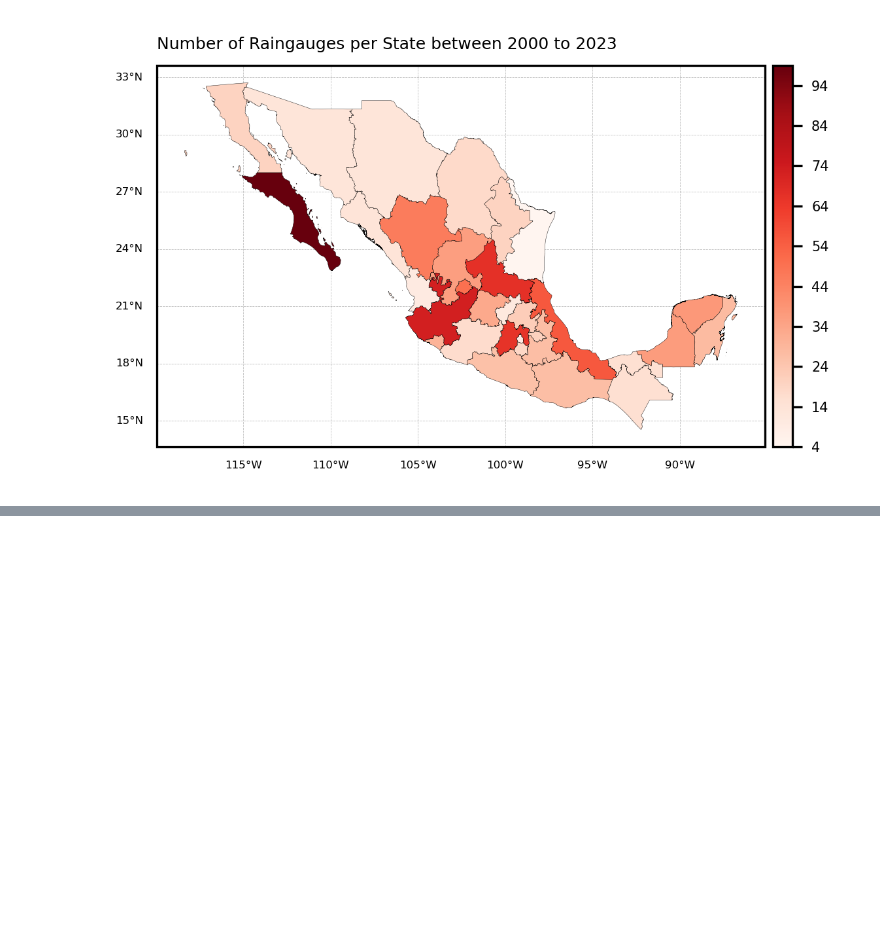
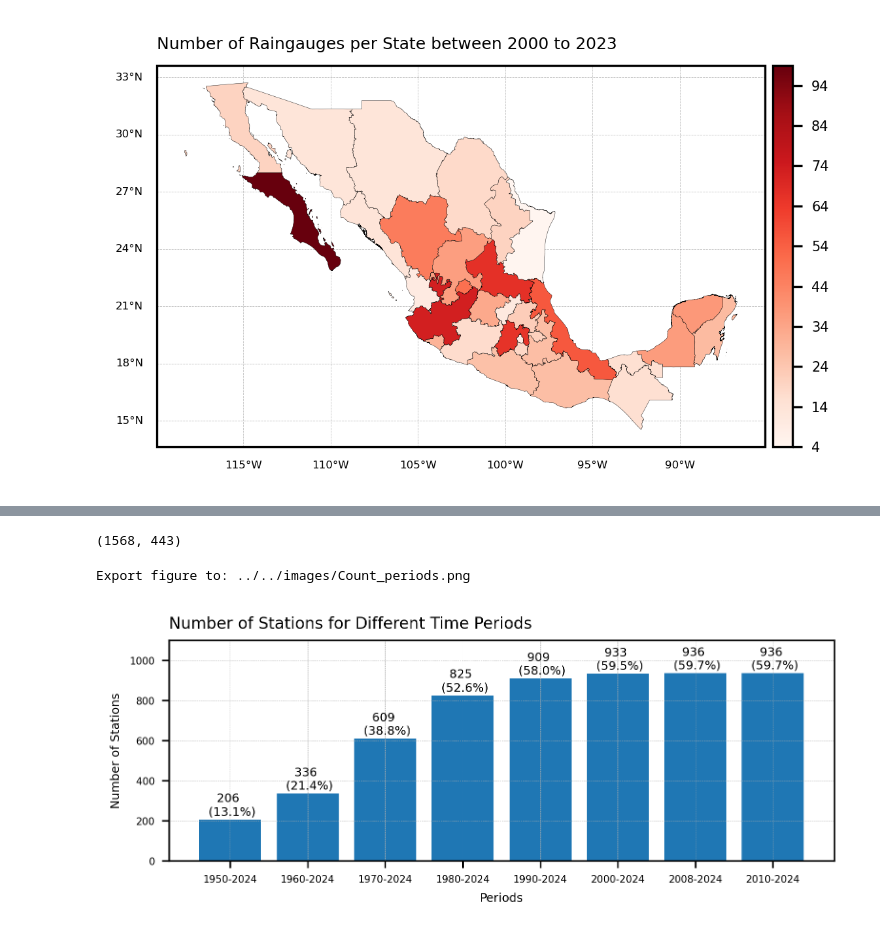
Before and after one commit to mhacarthur/MX_raingauge, a Jupyter notebook: jupyter/plot/scatter.ipynb, the cells around one changed output, grey strips where cells are left out. Cells and saved outputs as stored; diff of their text form; code cells hidden in the pictures; blank space fills up the shorter version.

```diff
--- a/jupyter/plot/scatter.ipynb
+++ b/jupyter/plot/scatter.ipynb
@@ -263,0 +355,12 @@ Export figure to: ../../images/States.png
+# %%
+year_counts = Counter(YEARS)
+
+yys_, yye_, count_ = [], [], []
+for pair, count in year_counts.items():
+    yys_.append(int(pair[0]))
+    yye_.append(int(pair[1]))
+    count_.append([count][0])
+# %% [output]
+(1568, 443)
+# %%
+Years_pd = pd.DataFrame({'YYS':yys_, 'YYE':yye_, 'COUNT':count_})
@@ -263,0 +376,40 @@ Export figure to: ../../images/States.png
+# %%
+P1_results = Years_pd[(Years_pd['YYS']<=period1[0])&(Years_pd['YYE']>=period1[1])]
+P2_results = Years_pd[(Years_pd['YYS']<=period2[0])&(Years_pd['YYE']>=period2[1])]
+P3_results = Years_pd[(Years_pd['YYS']<=period3[0])&(Years_pd['YYE']>=period3[1])]
+P4_results = Years_pd[(Years_pd['YYS']<=period4[0])&(Years_pd['YYE']>=period4[1])]
+P5_results = Years_pd[(Years_pd['YYS']<=period5[0])&(Years_pd['YYE']>=period5[1])]
+P6_results = Years_pd[(Years_pd['YYS']<=period6[0])&(Years_pd['YYE']>=period6[1])]
+P7_results = Years_pd[(Years_pd['YYS']<=period7[0])&(Years_pd['YYE']>=period7[1])]
+P8_results = Years_pd[(Years_pd['YYS']<=period8[0])&(Years_pd['YYE']>=period8[1])]
+# %%
+periods = ['1950-2024', '1960-2024', '1970-2024', '1980-2024', '1990-2024', '2000-2024', '2008-2024', '2010-2024']
+stations_count = [P1_results['COUNT'].sum(), P2_results['COUNT'].sum(), P3_results['COUNT'].sum(), P4_results['COUNT'].sum(), P5_results['COUNT'].sum(), P6_results['COUNT'].sum(), P7_results['COUNT'].sum(),  P8_results['COUNT'].sum()]
+# %%
+Total = 1568
+
+fig = plt.figure(figsize=(6,2), dpi=300)
+gs = gridspec.GridSpec(1, 1)
+
+# =====================================================================================================
+ax1 = plt.subplot(gs[0, 0])
+bars = ax1.bar(periods, stations_count)
+
+for bar in bars:
+    yval = bar.get_height()
+    ax1.text(bar.get_x() + bar.get_width()/2, yval + 10.4,  # Posición del texto
+            str(f'{int(yval)} \n ({np.round(int(yval)/Total*100,1)}%)'), ha='center', va='bottom', fontsize=6)
+
+ax1.tick_params(axis='both', which='major', labelsize=5)
+ax1.set_xlabel('Periods',fontsize=6)
+ax1.set_ylabel('Number of Stations',fontsize=6)
+ax1.grid(linewidth=0.2,linestyle='--')
+ax1.set_ylim(0,1100)
+ax1.set_title('Number of Stations for Different Time Periods', loc='left', fontsize=8)
+
+salida = os.path.join('..','..','images',f'Count_periods.png')
+print(f'Export figure to: {salida}')
+plt.savefig(salida,transparent = False,bbox_inches ='tight',pad_inches = 0.1, facecolor=None)
+# %% [output]
+Export figure to: ../../images/Count_periods.png
+[figure, added]
```
Also changed, not shown: parts of 8 cells of this notebook, 37 other files.
